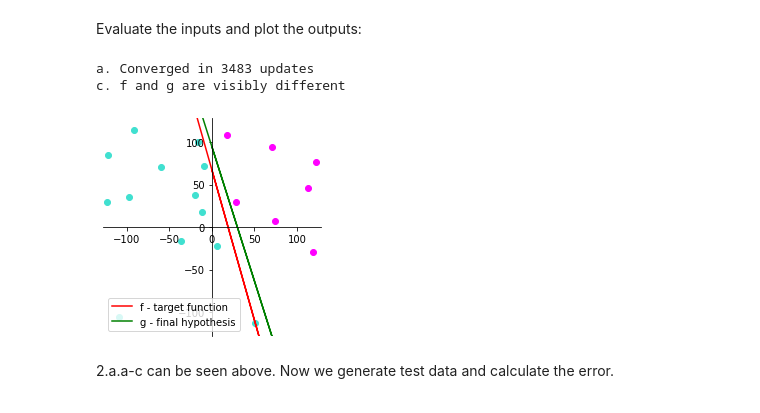
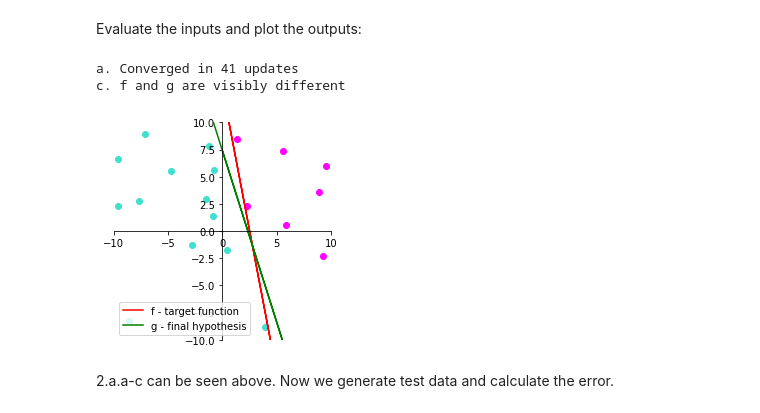
Before and after one commit to mattany/IML, a Jupyter notebook: problem_set_11.ipynb, the cells around one changed output. Drawn from its saved outputs; the diff is of its cells as text; code cells hidden in the pictures.

```diff
--- a/problem_set_11.ipynb
+++ b/problem_set_11.ipynb
@@ -13,7 +13,7 @@ np.random.seed(0)
 # %% [markdown]
 Draw the axes:
 # %%
-pos_dist_size = 2**7
+pos_dist_size = 10
 def plot_axes():
     fig = plt.figure()
     ax = fig.add_subplot(1, 1, 1)
@@ -94,42 +94,36 @@ def plot_outputs(w, w_star, inputs, outputs):
 # %%
 def get_misclassified(w, inputs, outputs):
     for i, inp in enumerate(inputs):
         if outputs[i] ^ (np.dot(w, inp) > 0):
             return i
     return -1
 
-
+steps = 0
 def perceptron(inputs, outputs):
     shape = np.shape(inputs[0])
     w = np.zeros(shape)
     misclassified = get_misclassified(w, inputs, outputs)
-    steps = 0
-    misses, prev_misses = 0, 0
+    steps =0
     done = False
     while not done:
         done = True
         for i, inp in enumerate(inputs):
             res_i = np.dot(w, inp) > 0
             if outputs[i] ^ res_i:
                 done = False
                 y_i = 1 if outputs[i] else -1
                 w += y_i * inp
                 steps +=1
-                if steps %10000 == 0:
-                    print(steps, misses - prev_misses, misses)
-                    prev_misses = misses
-            else:
-                misses += 1
     print(f"a. Converged in {steps} updates")
-    return w
+    return w, steps
 
-w = perceptron(inputs, outputs)
+w, _ = perceptron(inputs, outputs)
 plot_outputs(w, w_star, inputs, outputs)
 print(f"c. f and g are visibly different")
 # %% [output]
-a. Converged in 3483 updates
+a. Converged in 41 updates
 c. f and g are visibly different
-[figure, old version]
+[figure, new version]
 # %% [markdown]
 2.a.a-c can be seen above. Now we generate test data and calculate the error.
 # %% [markdown]
```
Also changed, not shown: parts of 9 cells of this notebook.
